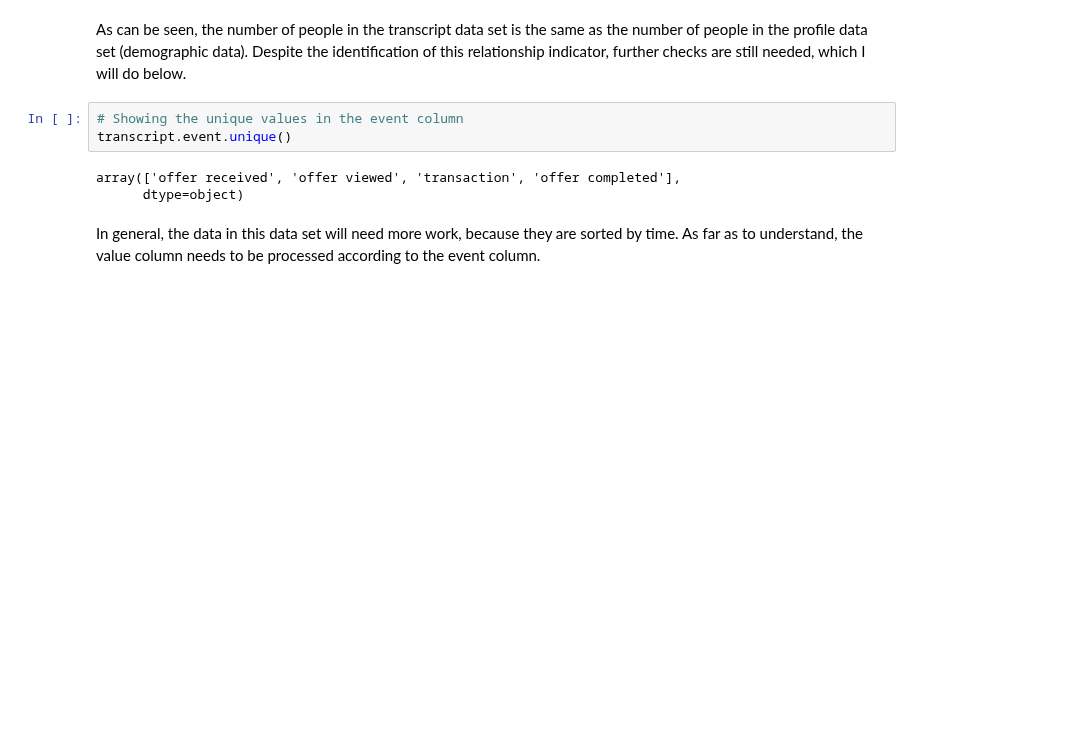
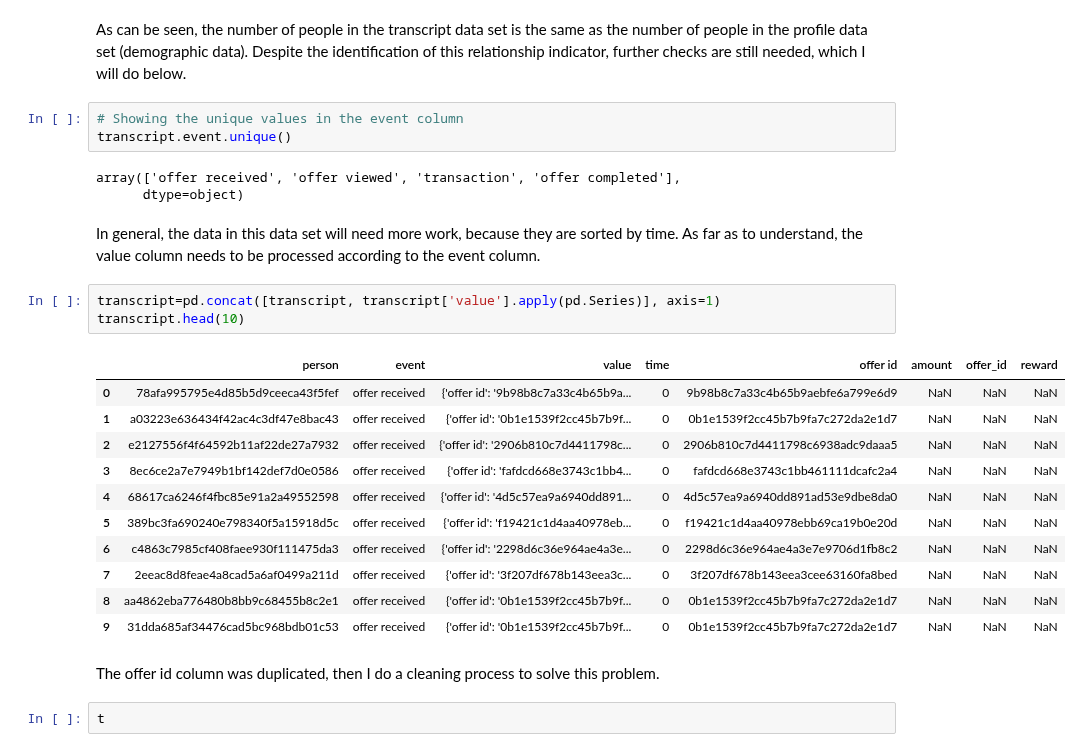
Before and after one commit to HenriqueMartinsPrado/Data-Scientist-Nano-Degree-Udacity, a Jupyter notebook: Capstone Project/StartBucks Project/Starbucks_Capstone_notebook.ipynb, the cells around one changed output. Drawn from its saved outputs; the diff is of its cells as text; blank space fills up the shorter version.

```diff
--- a/Capstone Project/StartBucks Project/Starbucks_Capstone_notebook.ipynb
+++ b/Capstone Project/StartBucks Project/Starbucks_Capstone_notebook.ipynb
@@ -301,3 +301,22 @@ array(['offer received', 'offer viewed', 'transaction', 'offer completed'],
       dtype=object)
 # %% [markdown]
 In general, the data in this data set will need more work, because they are sorted by time. As far as to understand, the value column needs to be processed according to the event column.
+# %%
+transcript=pd.concat([transcript, transcript['value'].apply(pd.Series)], axis=1)
+transcript.head(10)
+# %% [output]
+|  | person | event | value | time | offer id | amount | offer_id | reward |
+| 0 | 78afa995795e4d85b5d9ceeca43f5fef | offer received | {'offer id': '9b98b8c7a33c4b65b9a... | 0 | 9b98b8c7a33c4b65b9aebfe6a799e6d9 | NaN | NaN | NaN |
+| 1 | a03223e636434f42ac4c3df47e8bac43 | offer received | {'offer id': '0b1e1539f2cc45b7b9f... | 0 | 0b1e1539f2cc45b7b9fa7c272da2e1d7 | NaN | NaN | NaN |
+| 2 | e2127556f4f64592b11af22de27a7932 | offer received | {'offer id': '2906b810c7d4411798c... | 0 | 2906b810c7d4411798c6938adc9daaa5 | NaN | NaN | NaN |
+| 3 | 8ec6ce2a7e7949b1bf142def7d0e0586 | offer received | {'offer id': 'fafdcd668e3743c1bb4... | 0 | fafdcd668e3743c1bb461111dcafc2a4 | NaN | NaN | NaN |
+| 4 | 68617ca6246f4fbc85e91a2a49552598 | offer received | {'offer id': '4d5c57ea9a6940dd891... | 0 | 4d5c57ea9a6940dd891ad53e9dbe8da0 | NaN | NaN | NaN |
+| 5 | 389bc3fa690240e798340f5a15918d5c | offer received | {'offer id': 'f19421c1d4aa40978eb... | 0 | f19421c1d4aa40978ebb69ca19b0e20d | NaN | NaN | NaN |
+| 6 | c4863c7985cf408faee930f111475da3 | offer received | {'offer id': '2298d6c36e964ae4a3e... | 0 | 2298d6c36e964ae4a3e7e9706d1fb8c2 | NaN | NaN | NaN |
+| 7 | 2eeac8d8feae4a8cad5a6af0499a211d | offer received | {'offer id': '3f207df678b143eea3c... | 0 | 3f207df678b143eea3cee63160fa8bed | NaN | NaN | NaN |
+| 8 | aa4862eba776480b8bb9c68455b8c2e1 | offer received | {'offer id': '0b1e1539f2cc45b7b9f... | 0 | 0b1e1539f2cc45b7b9fa7c272da2e1d7 | NaN | NaN | NaN |
+| 9 | 31dda685af34476cad5bc968bdb01c53 | offer received | {'offer id': '0b1e1539f2cc45b7b9f... | 0 | 0b1e1539f2cc45b7b9fa7c272da2e1d7 | NaN | NaN | NaN |
+# %% [markdown]
+The offer id column was duplicated, then I do a cleaning process to solve this problem.
+# %%
+t
```
